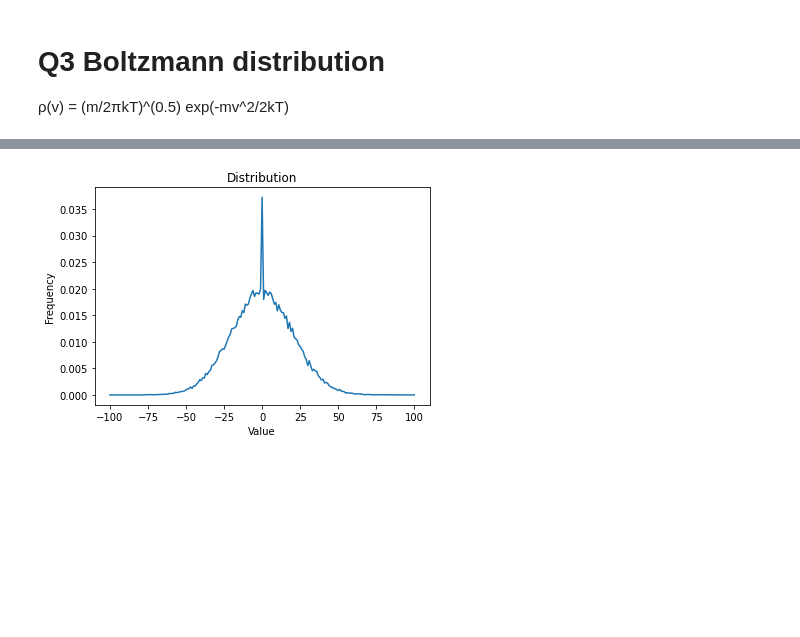
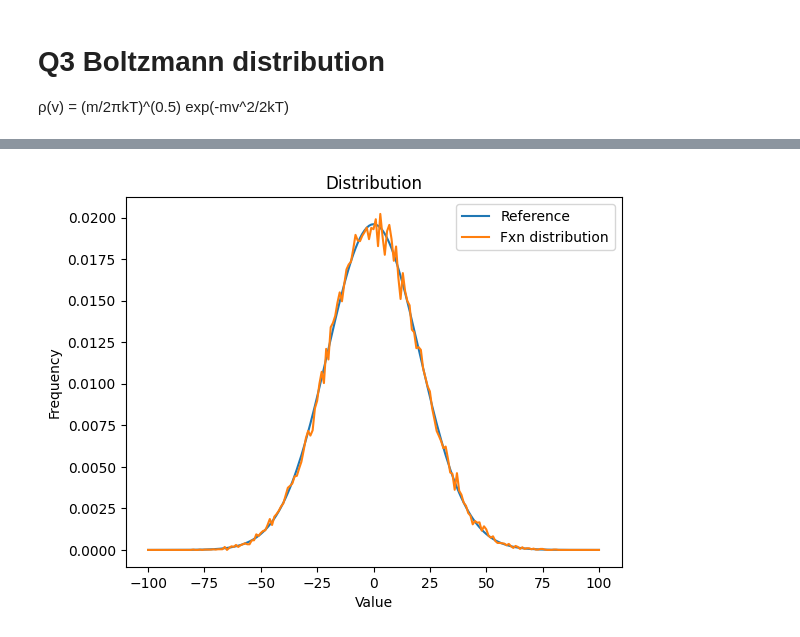
Before and after one commit to arkavo/codespaces-jupyter, a Jupyter notebook: PH322_HW3.ipynb, the cells around one changed output, grey strips where cells are left out. Saved outputs shown, nothing was run; the diff lists cells and outputs as text; code cells hidden in the pictures; blank space fills up the shorter version.

```diff
--- a/PH322_HW3.ipynb
+++ b/PH322_HW3.ipynb
@@ -201,7 +202,7 @@ ns = 50000
 # %%
 def boltzmann_rand(T,FLAG = False):
     while(FLAG==False):
-        z = int((rand.random()-0.5)*L*2)
+        z = math.floor((rand.random()-0.5)*L*2)
         p = rand.random()
         rho = np.sqrt(m/((2*np.pi)*k*T)) * np.exp(-1.0*m*z*z/(2.0*k*T))
         if p <= rho:
@@ -219,16 +220,18 @@ plt.show()
 # %%
 arr = np.zeros((ns),dtype=int)
 for i in range(ns):
     arr[i] = boltzmann_rand(T)
 
 boltzmann_data = np.zeros((2*L+1),dtype=int)
 for i in range(ns):
     boltzmann_data[arr[i]+L]+=1
 
+plt.plot(Z,Y)
 plt.plot(Z,boltzmann_data/ns)
 plt.xlabel('Value')
 plt.ylabel('Frequency')
 plt.title('Distribution')
+plt.legend(['Reference','Fxn distribution'])
 plt.show()
 # %% [output]
-[figure, old version]
+[figure, new version]
```
Also changed, not shown: parts of 6 cells of this notebook.
